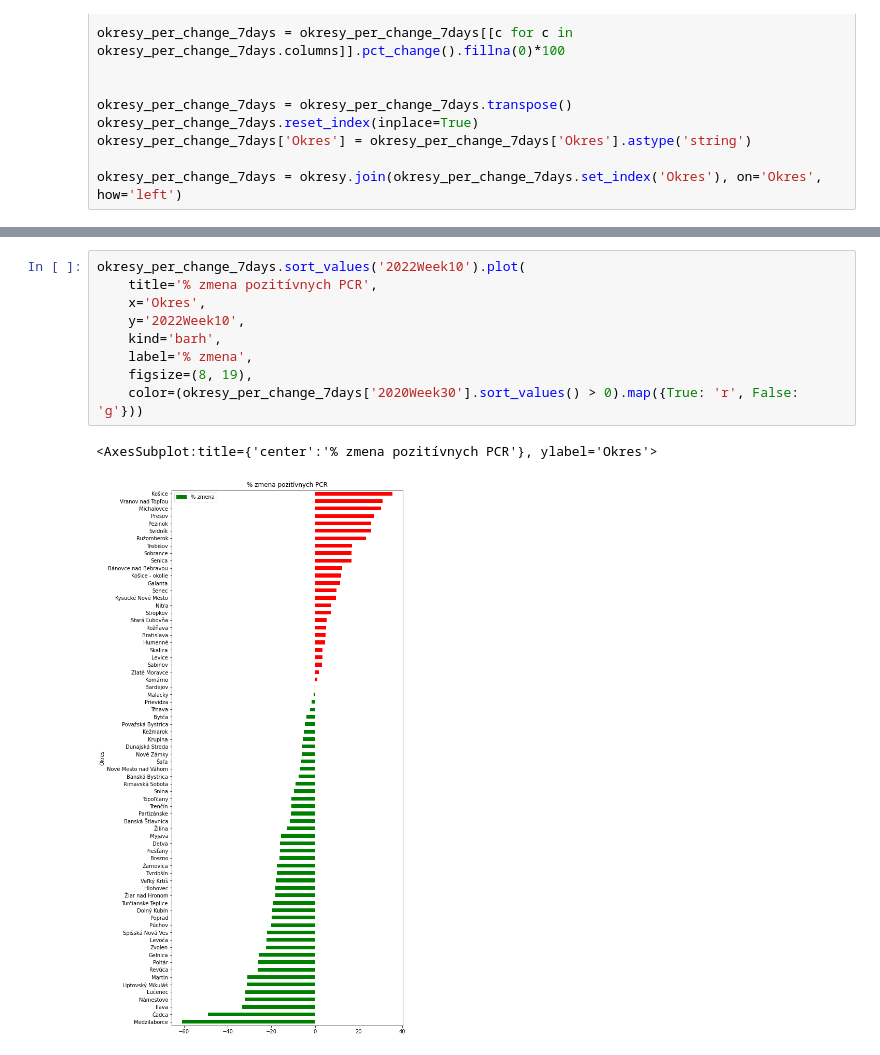
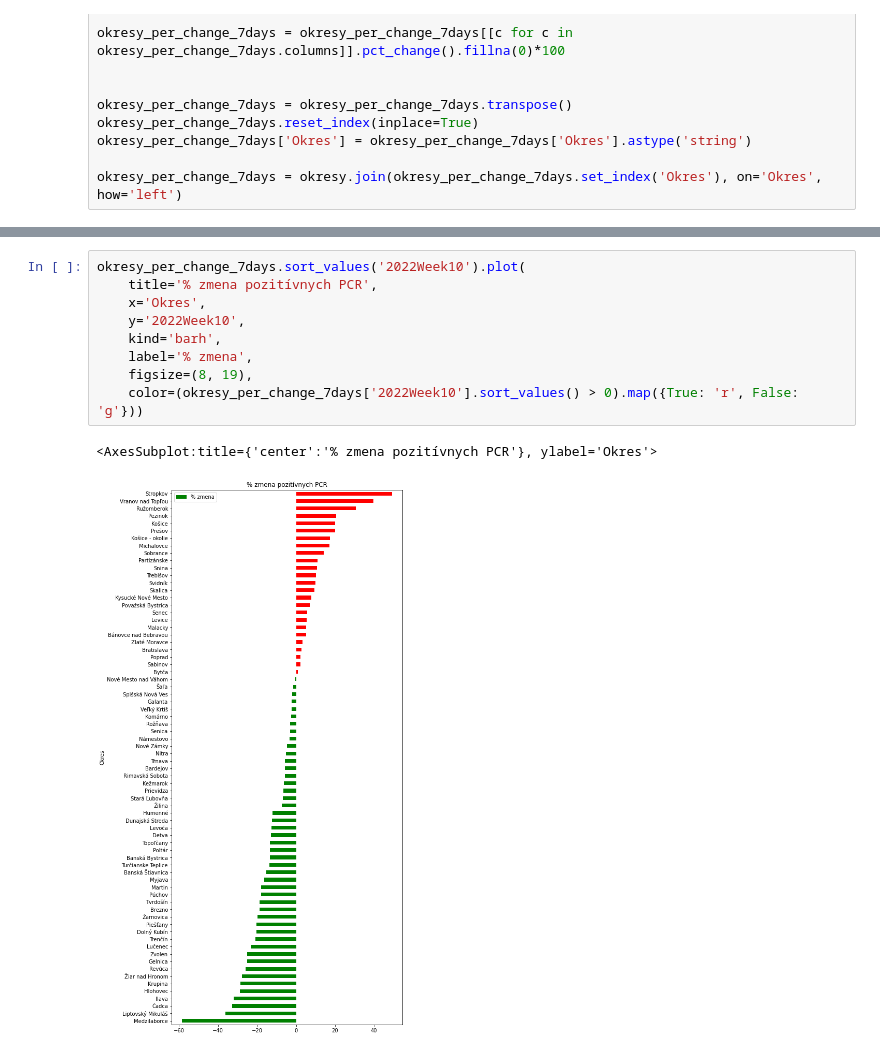
Before and after one commit to eduardgruy/dp-covid-analyza, a Jupyter notebook: 1_2_regions_analysis.ipynb, the cells around one changed output, grey strips where cells are left out. Saved outputs shown, nothing was run; the diff lists cells and outputs as text.

```diff
--- a/1_2_regions_analysis.ipynb
+++ b/1_2_regions_analysis.ipynb
@@ -132,12 +148,12 @@ Column(id='31069', ...)
 # %%
 okresy_per_change_7days.sort_values('2022Week10').plot(
     title='% zmena pozitívnych PCR',
     x='Okres',
     y='2022Week10',
     kind='barh',
     label='% zmena',
     figsize=(8, 19),
-    color=(okresy_per_change_7days['2020Week30'].sort_values() > 0).map({True: 'r', False: 'g'}))
+    color=(okresy_per_change_7days['2022Week10'].sort_values() > 0).map({True: 'r', False: 'g'}))
 # %% [output]
 <AxesSubplot:title={'center':'% zmena pozitívnych PCR'}, ylabel='Okres'>
-[figure, old version]
+[figure, new version]
```
Also changed, not shown: parts of 5 cells of this notebook, 2 other files.
